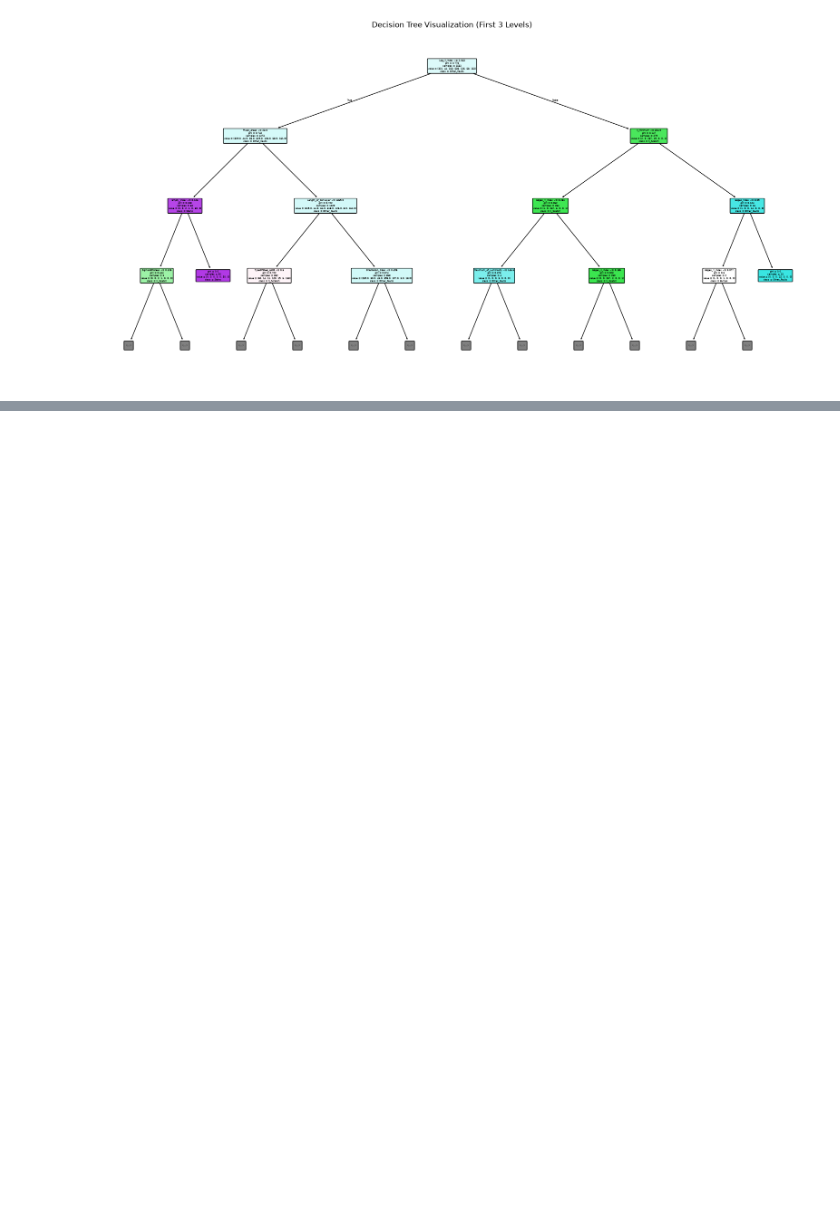
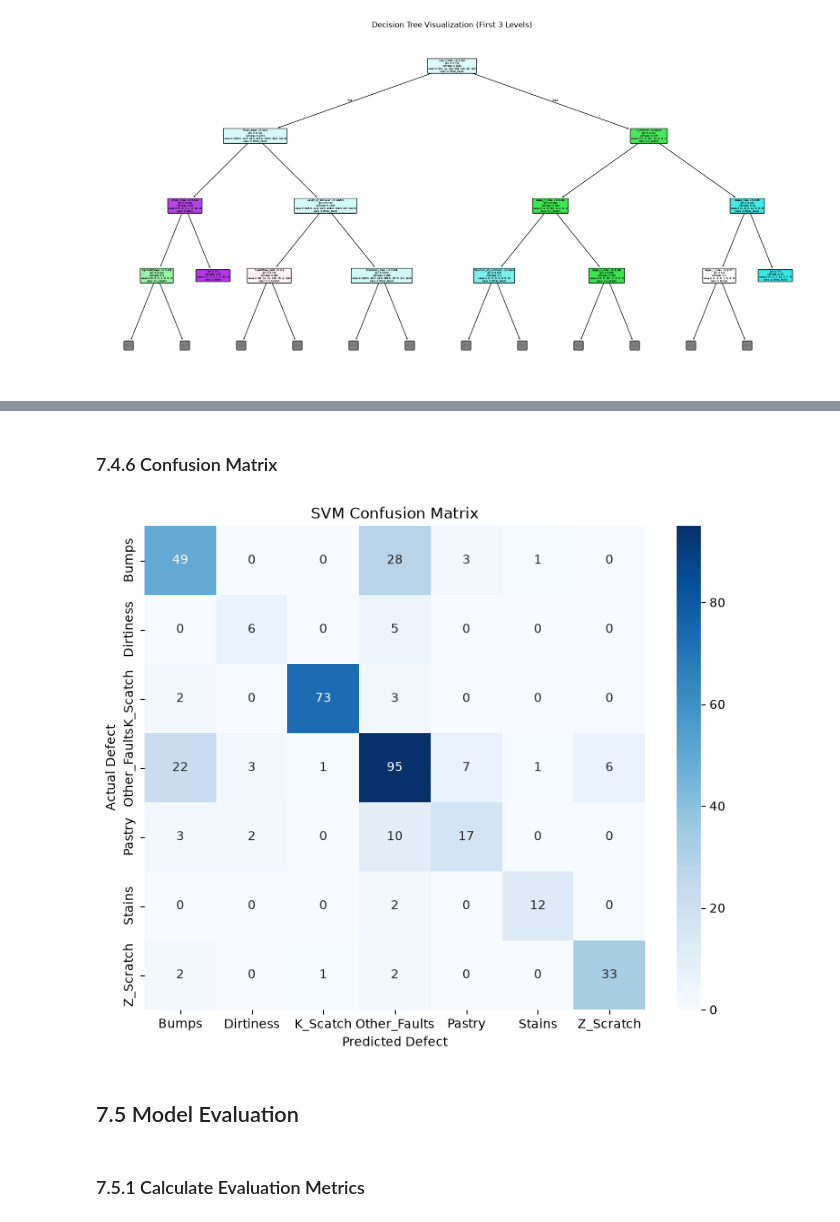
Before and after one commit to fardinfaruqi/steel-plate-quality-control, a Jupyter notebook: notebooks/steel_plate_quality_control.ipynb, the cells around one changed output, grey strips where cells are left out. Cells and saved outputs as stored; diff of their text form; code cells hidden in the pictures; blank space fills up the shorter version.

Commit message:
feat: complete classification evaluation and perform k-means clustering

```diff
--- a/notebooks/steel_plate_quality_control.ipynb
+++ b/notebooks/steel_plate_quality_control.ipynb
@@ -852,0 +973,12 @@ plt.show()
+# %%
+# Create Linear SVM model
+
+svm_model = SVC(
+    kernel="linear",
+    random_state=42
+)
+
+# Train the model
+svm_model.fit(X_train_scaled, y_train)
+
+print("SVM training completed.")
@@ -852,0 +989,7 @@ plt.show()
+# %%
+# Make predictions on the test set
+
+y_pred_svm = svm_model.predict(X_test_scaled)
+
+print("Predictions generated successfully.")
+print("Number of predictions:", len(y_pred_svm))
@@ -852,0 +1038,29 @@ plt.show()
+# %% [markdown]
+### 7.4.6 Confusion Matrix
+# %%
+# SVM Confusion Matrix
+
+cm_svm = confusion_matrix(y_test, y_pred_svm)
+
+plt.figure(figsize=(9, 7))
+
+sns.heatmap(
+    cm_svm,
+    annot=True,
+    fmt="d",
+    cmap="Blues",
+    xticklabels=svm_model.classes_,
+    yticklabels=svm_model.classes_
+)
+
+plt.title("SVM Confusion Matrix")
+plt.xlabel("Predicted Defect")
+plt.ylabel("Actual Defect")
+
+plt.show()
+# %% [output]
+[figure, added]
+# %% [markdown]
+## 7.5 Model Evaluation
+# %% [markdown]
+### 7.5.1 Calculate Evaluation Metrics
```
Also changed, not shown: parts of 102 cells of this notebook, 1 other file.
